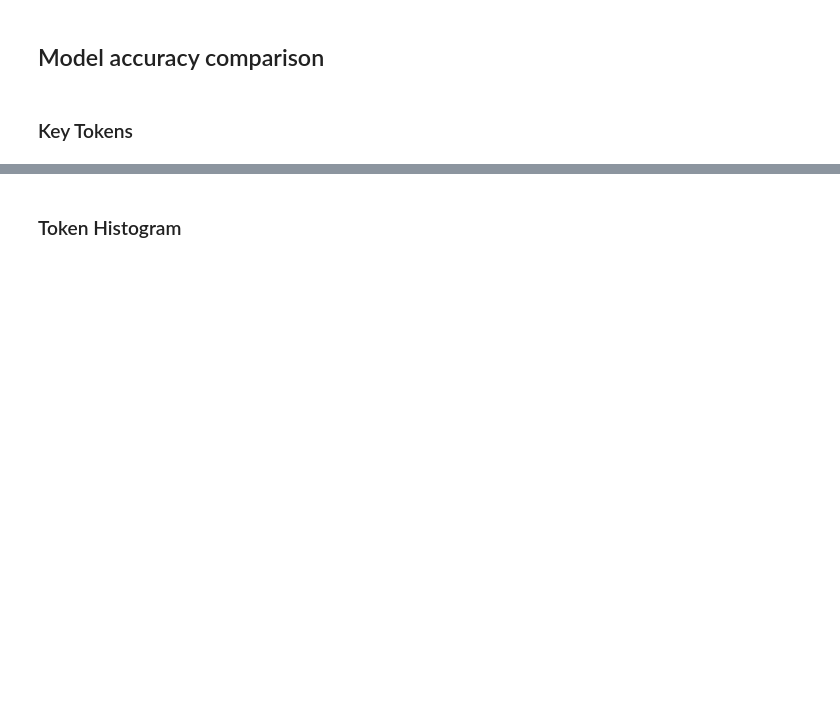
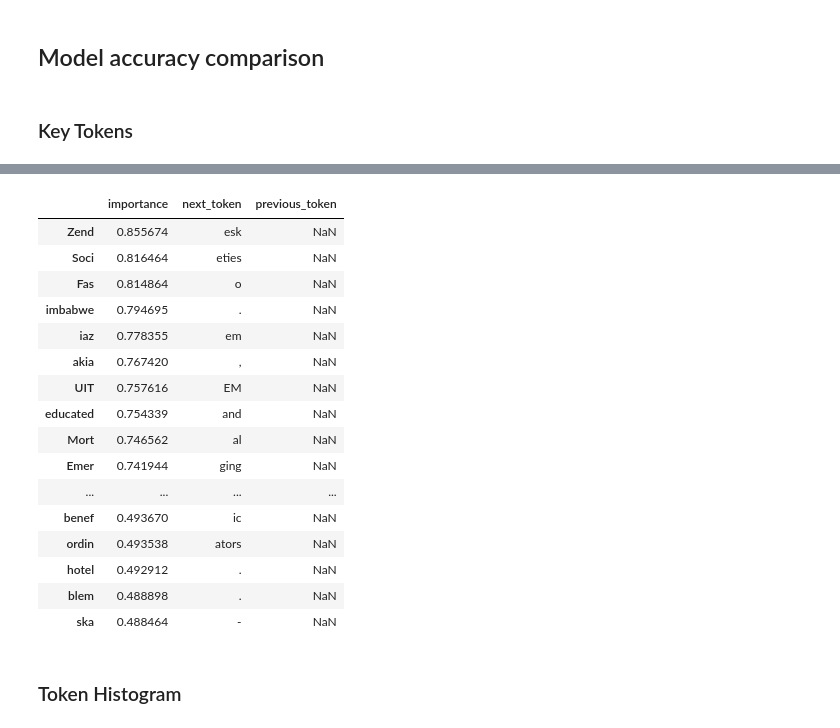
Before and after one commit to alan-cooney/mech-interp-code-generation, a Jupyter notebook: 1-find_interesting_neurons.ipynb, the cells around one changed output, grey strips where cells are left out. Cells and saved outputs as stored; diff of their text form; code cells hidden in the pictures; blank space fills up the shorter version.

Commit message:
Add by token interesting analysis

```diff
--- a/1-find_interesting_neurons.ipynb
+++ b/1-find_interesting_neurons.ipynb
@@ -77,3 +78,8 @@ torch.set_grad_enabled(False)
 ## Model accuracy comparison
 # %% [markdown]
 ### Key Tokens
+# %%
+# Load bigrams
+bigrams = pd.read_csv("bigrams.csv")
+bigrams = bigrams[["token", "top_0_token"]]
+bigrams
@@ -93,3 +120,61 @@ token_strings = model.tokenizer.batch_decode(prompts_tokens)
+# %%
+importance = {}
+
+for promptIdx, prompt in tqdm(enumerate(token_strings)):
+    for tokenIdx, token in enumerate(prompt[0:-1]):
+        token_diff = diff[promptIdx, tokenIdx].item()
+        if token not in importance:
+            importance[token] = []
+        importance[token].append(token_diff)
+# %%
+importance_average_bigrams = {}
+
+for token in tqdm(importance.keys()):
+    # Get the row where token = token
+    try:
+        row = bigrams[bigrams["token"] == token]
+        next_token = row["top_0_token"].values[0]
+        importance_average_bigrams[token] = next_token
+    except:
+        pass
+
+importance_average_bigrams_reversed = {y: x for x, y in importance_average_bigrams.items()}
+# %%
+importance_average = {}
+
+for token in tqdm(importance.keys()):
+    importance_value = np.mean(importance[token])
+    importance_average[token] = {"importance": importance_value}
+    if token in importance_average_bigrams:
+        importance_average[token]["next_token"] = importance_average_bigrams[token]
+
+    if token in importance_average_bigrams_reversed:
+        importance_average[token]["previous_token"] = importance_average_bigrams_reversed[token]
+
+importance_average = pd.DataFrame.from_dict(importance_average, orient="index", columns=["importance", "next_token", "previous_token"])
+importance_average.sort_values(by="importance", ascending=False, inplace=True)
+
+# Show all top 100
+pd.set_option('display.max_rows', 100)
+importance_average.head(100)
+# %% [output]
+|  | importance | next_token | previous_token |
+| Zend | 0.855674 | esk | NaN |
+| Soci | 0.816464 | eties | NaN |
+| Fas | 0.814864 | o | NaN |
+| imbabwe | 0.794695 | . | NaN |
+| iaz | 0.778355 | em | NaN |
+| akia | 0.767420 | , | NaN |
+| UIT | 0.757616 | EM | NaN |
+| educated | 0.754339 | and | NaN |
+| Mort | 0.746562 | al | NaN |
+| Emer | 0.741944 | ging | NaN |
+| ... | ... | ... | ... |
+| benef | 0.493670 | ic | NaN |
+| ordin | 0.493538 | ators | NaN |
+| hotel | 0.492912 | . | NaN |
+| blem | 0.488898 | . | NaN |
+| ska | 0.488464 | - | NaN |
 # %% [markdown]
 ### Token Histogram
 # %%
```
Also changed, not shown: parts of 3 cells of this notebook.
